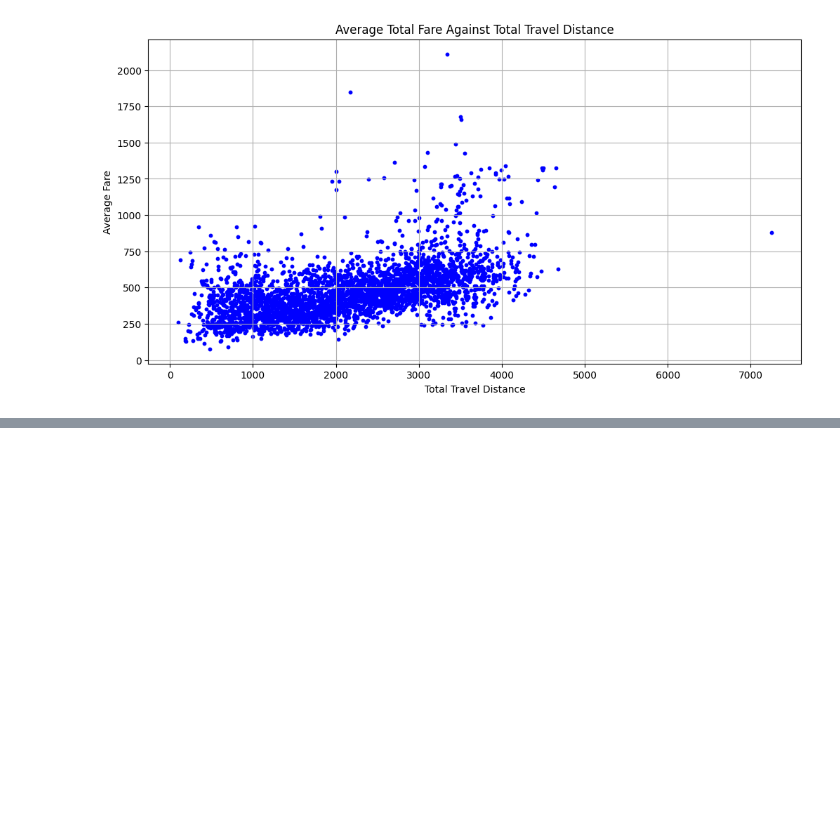
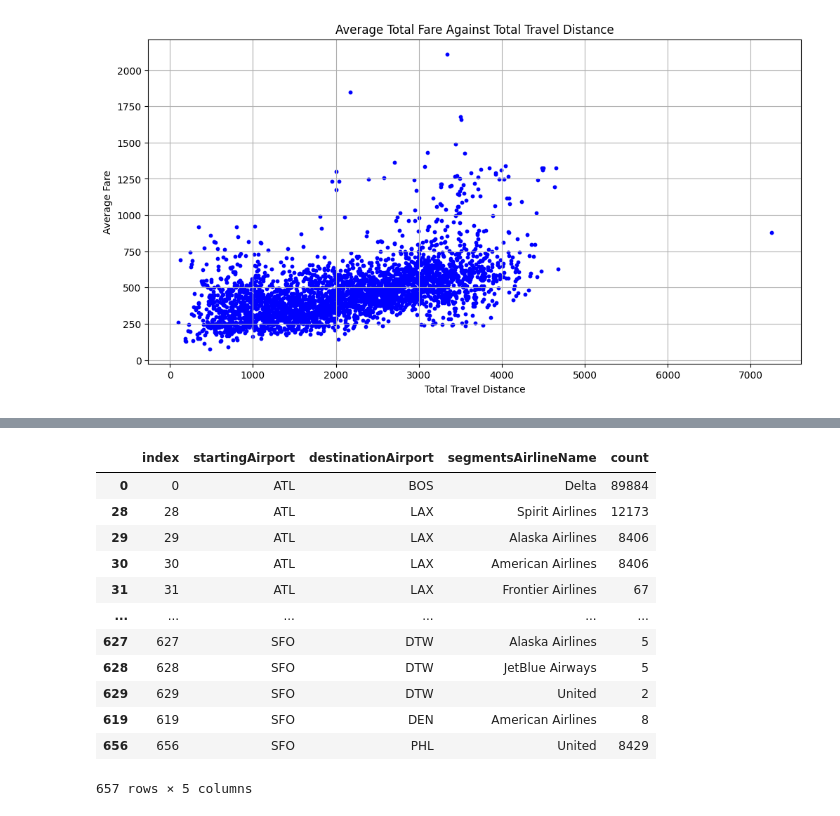
Before and after one commit to yuancx2025/526_project_group2, a Jupyter notebook: Flight_Prices_Analysis.ipynb, the cells around one changed output, grey strips where cells are left out. Drawn from its saved outputs; the diff is of its cells as text; code cells hidden in the pictures; blank space fills up the shorter version.

```diff
--- a/Flight_Prices_Analysis.ipynb
+++ b/Flight_Prices_Analysis.ipynb
@@ -432,0 +498,16 @@ plt.show()
+# %%
+display(grouped_data_path_sorted)
+# %% [output]
+|  | index | startingAirport | destinationAirport | segmentsAirlineName | count |
+| 0 | 0 | ATL | BOS | Delta | 89884 |
+| 28 | 28 | ATL | LAX | Spirit Airlines | 12173 |
+| 29 | 29 | ATL | LAX | Alaska Airlines | 8406 |
+| 30 | 30 | ATL | LAX | American Airlines | 8406 |
+| 31 | 31 | ATL | LAX | Frontier Airlines | 67 |
+| ... | ... | ... | ... | ... | ... |
+| 627 | 627 | SFO | DTW | Alaska Airlines | 5 |
+| 628 | 628 | SFO | DTW | JetBlue Airways | 5 |
+| 629 | 629 | SFO | DTW | United | 2 |
+| 619 | 619 | SFO | DEN | American Airlines | 8 |
+| 656 | 656 | SFO | PHL | United | 8429 |
+657 rows × 5 columns
```
Also changed, not shown: parts of 5 cells of this notebook.
